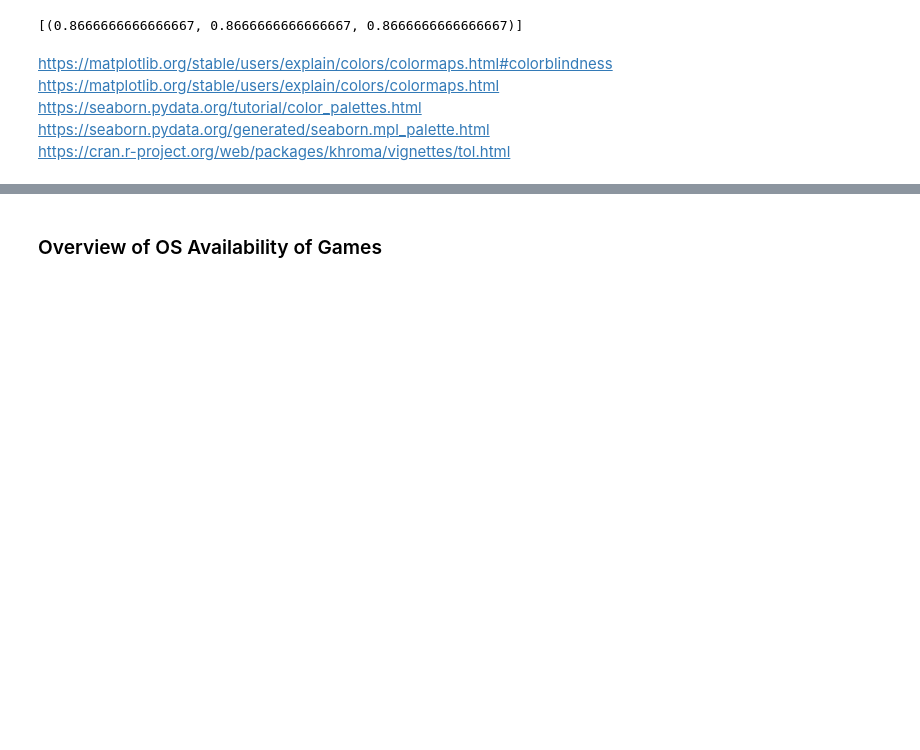
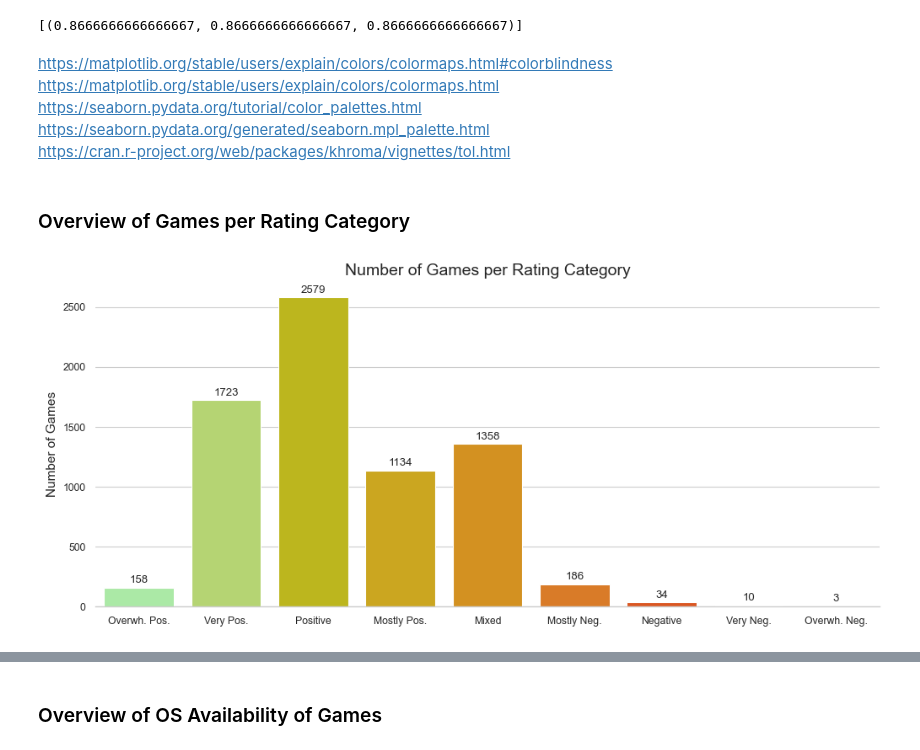
Before and after one commit to svenj-a/EDAV, a Jupyter notebook: EDAV01.ipynb, the cells around one changed output, grey strips where cells are left out. Saved outputs shown, nothing was run; the diff lists cells and outputs as text; code cells hidden in the pictures; blank space fills up the shorter version.

```diff
--- a/EDAV01.ipynb
+++ b/EDAV01.ipynb
@@ -147,3 +147,23 @@ sns.color_palette(['#DDDDDD'])
 [https://seaborn.pydata.org/tutorial/color_palettes.html](https://seaborn.pydata.org/tutorial/color_palettes.html) <br>
 [https://seaborn.pydata.org/generated/seaborn.mpl_palette.html](https://seaborn.pydata.org/generated/seaborn.mpl_palette.html) <br>
 [https://cran.r-project.org/web/packages/khroma/vignettes/tol.html](https://cran.r-project.org/web/packages/khroma/vignettes/tol.html)
+# %% [markdown]
+### Overview of Games per Rating Category
+# %%
+countplt, ax = plt.subplots(figsize=(12, 5))
+ax = sns.countplot(data=games_fil, x='rating', order=ordered_labels, palette=colorsIn)
+ax.set_title('Number of Games per Rating Category', size=14)
+ax.set_xlabel(None)
+ax.set_ylabel('Number of Games', size=11)
+ax.set_xticklabels(labels=short_labels)
+
+for rect in ax.patches:
+    ax.text(x=rect.get_x()+rect.get_width()/2, y=rect.get_height()+40, s=int(rect.get_height()), horizontalalignment='center')
+
+sns.despine(left=True)
+plt.show()
+
+fig = countplt.get_figure()
+fig.savefig('Figures/bar_all.png')
+# %% [output]
+[figure, new version]
```
Also changed, not shown: parts of 11 cells of this notebook.
